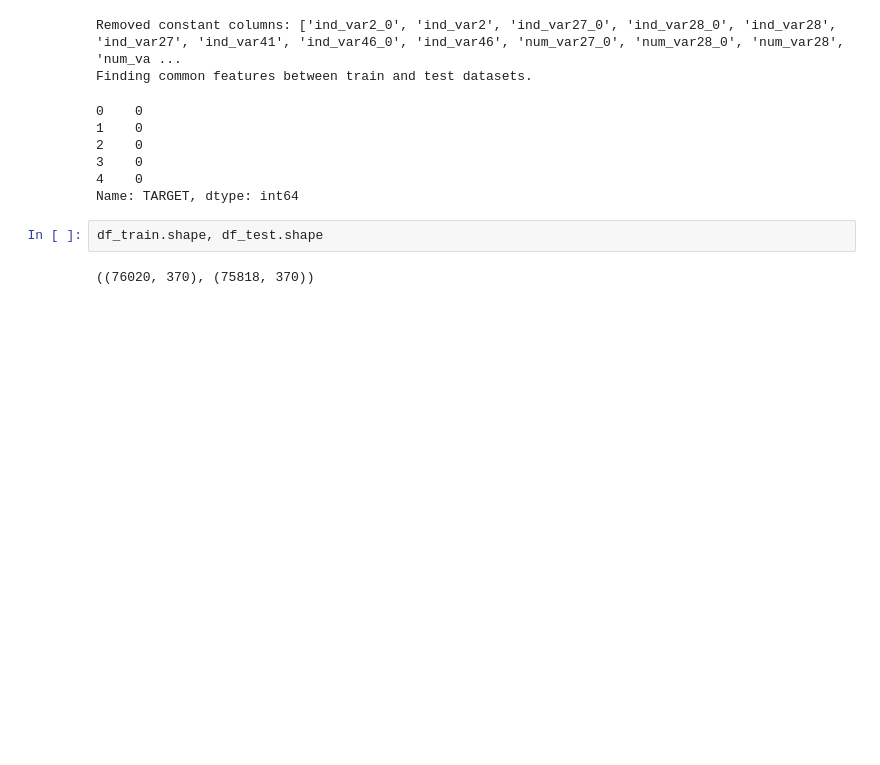
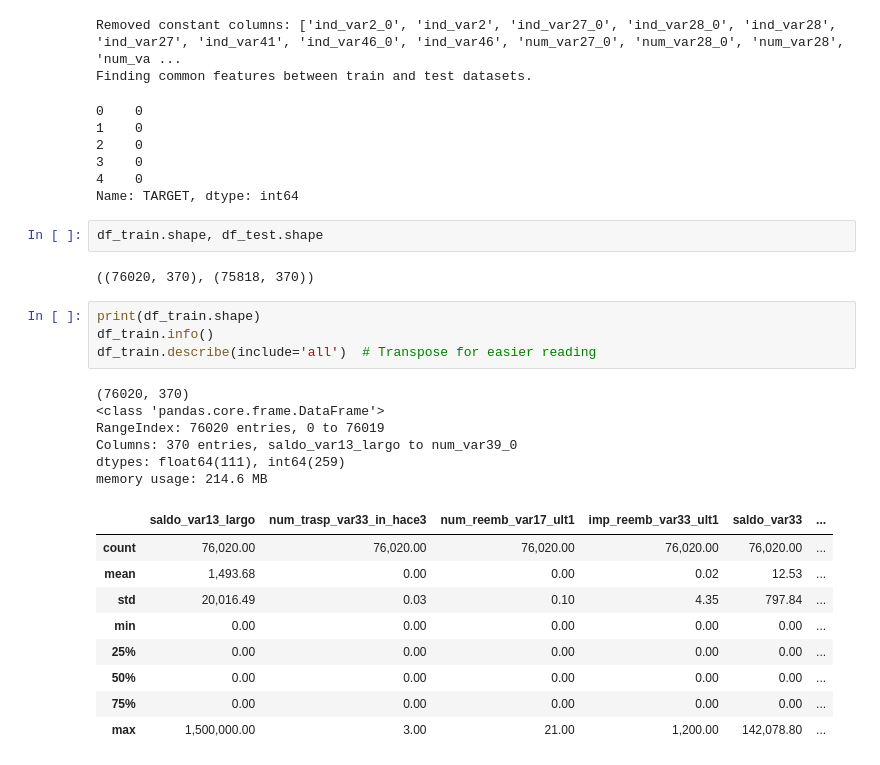
Before and after one commit to aziart/santander-customer-satisfaction, a Jupyter notebook: notebooks/01_eda.ipynb, the cells around one changed output. Saved outputs shown, nothing was run; the diff lists cells and outputs as text; blank space fills up the shorter version.

```diff
--- a/notebooks/01_eda.ipynb
+++ b/notebooks/01_eda.ipynb
@@ -64,3 +64,23 @@ Name: TARGET, dtype: int64
 df_train.shape, df_test.shape
 # %% [output]
 ((76020, 370), (75818, 370))
+# %%
+print(df_train.shape)
+df_train.info()
+df_train.describe(include='all')  # Transpose for easier reading
+# %% [output]
+(76020, 370)
+<class 'pandas.core.frame.DataFrame'>
+RangeIndex: 76020 entries, 0 to 76019
+Columns: 370 entries, saldo_var13_largo to num_var39_0
+dtypes: float64(111), int64(259)
+memory usage: 214.6 MB
+|  | saldo_var13_largo | num_trasp_var33_in_hace3 | num_reemb_var17_ult1 | imp_reemb_var33_ult1 | saldo_var33 | ... |
+| count | 76,020.00 | 76,020.00 | 76,020.00 | 76,020.00 | 76,020.00 | ... |
+| mean | 1,493.68 | 0.00 | 0.00 | 0.02 | 12.53 | ... |
+| std | 20,016.49 | 0.03 | 0.10 | 4.35 | 797.84 | ... |
+| min | 0.00 | 0.00 | 0.00 | 0.00 | 0.00 | ... |
+| 25% | 0.00 | 0.00 | 0.00 | 0.00 | 0.00 | ... |
+| 50% | 0.00 | 0.00 | 0.00 | 0.00 | 0.00 | ... |
+| 75% | 0.00 | 0.00 | 0.00 | 0.00 | 0.00 | ... |
+| max | 1,500,000.00 | 3.00 | 21.00 | 1,200.00 | 142,078.80 | ... |
```
Also changed, not shown: parts of 7 cells of this notebook, 4 other files.
